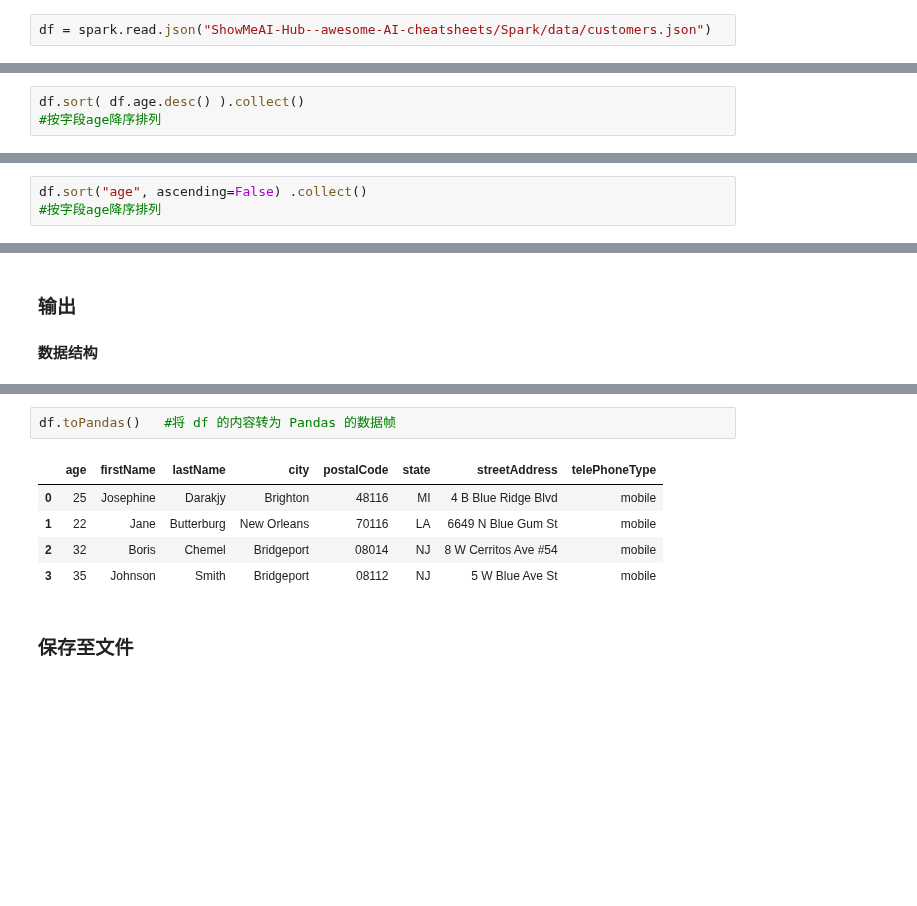
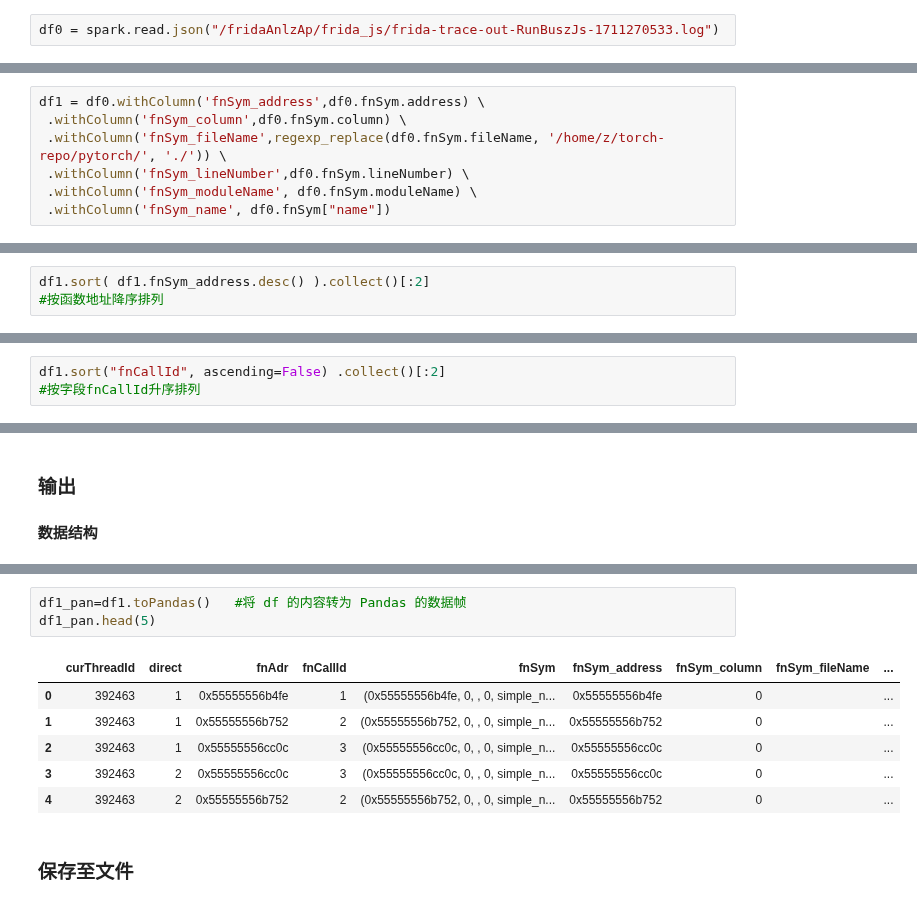
Before and after one commit to z-imagg/analyze_by_graph--bkOfGitee, a Jupyter notebook: demo.ipynb, the cells around one changed output, grey strips where cells are left out. Saved outputs shown, nothing was run; the diff lists cells and outputs as text; blank space fills up the shorter version.

Commit message:
以torch的frida输出日志重写spark sql 例子， frida-trace-out-RunBuszJs-1711270533.log

```diff
--- a/demo.ipynb
+++ b/demo.ipynb
@@ -104,2 +88,2 @@ cat ShowMeAI-Hub--awesome-AI-cheatsheets/Spark/data/customers.json
 # %%
-df = spark.read.json("ShowMeAI-Hub--awesome-AI-cheatsheets/Spark/data/customers.json")
+df0 = spark.read.json("/fridaAnlzAp/frida_js/frida-trace-out-RunBuszJs-1711270533.log")
@@ -203,0 +172,7 @@ df.explain() #返回逻辑与实体方案
+# %%
+df1 = df0.withColumn('fnSym_address',df0.fnSym.address) \
+ .withColumn('fnSym_column',df0.fnSym.column) \
+ .withColumn('fnSym_fileName',regexp_replace(df0.fnSym.fileName, '/home/z/torch-repo/pytorch/', './')) \
+ .withColumn('fnSym_lineNumber',df0.fnSym.lineNumber) \
+ .withColumn('fnSym_moduleName', df0.fnSym.moduleName) \
+ .withColumn('fnSym_name', df0.fnSym["name"])
@@ -491,4 +501,4 @@ df.columns
 # %%
-df.sort( df.age.desc() ).collect()
-#按字段age降序排列
+df1.sort( df1.fnSym_address.desc() ).collect()[:2]
+#按函数地址降序排列
 # %% [output]
@@ -499,4 +507,4 @@ df.sort( df.age.desc() ).collect()
 # %%
-df.sort("age", ascending=False) .collect()
-#按字段age降序排列
+df1.sort("fnCallId", ascending=False) .collect()[:2]
+#按字段fnCallId升序排列
 # %% [output]
@@ -616,11 +569,13 @@ Requirement already satisfied: numpy>=1.17.3 in /app/Miniconda3-py37_4.12.0/lib/
 Requirement already satisfied: six>=1.5 in /app/Miniconda3-py37_4.12.0/lib/python3.7/site-packages (from python-dateutil>=2.7.3->pandas) (1.16.0)
 # %%
-df.toPandas()   #将 df 的内容转为 Pandas 的数据帧
+df1_pan=df1.toPandas()   #将 df 的内容转为 Pandas 的数据帧
+df1_pan.head(5)
 # %% [output]
-|  | age | firstName | lastName | city | postalCode | state | streetAddress | telePhoneType |
-| 0 | 25 | Josephine | Darakjy | Brighton | 48116 | MI | 4 B Blue Ridge Blvd | mobile |
-| 1 | 22 | Jane | Butterburg | New Orleans | 70116 | LA | 6649 N Blue Gum St | mobile |
-| 2 | 32 | Boris | Chemel | Bridgeport | 08014 | NJ | 8 W Cerritos Ave #54 | mobile |
-| 3 | 35 | Johnson | Smith | Bridgeport | 08112 | NJ | 5 W Blue Ave St | mobile |
+|  | curThreadId | direct | fnAdr | fnCallId | fnSym | fnSym_address | fnSym_column | fnSym_fileName | ... |
+| 0 | 392463 | 1 | 0x55555556b4fe | 1 | (0x55555556b4fe, 0, , 0, simple_n... | 0x55555556b4fe | 0 |  | ... |
+| 1 | 392463 | 1 | 0x55555556b752 | 2 | (0x55555556b752, 0, , 0, simple_n... | 0x55555556b752 | 0 |  | ... |
+| 2 | 392463 | 1 | 0x55555556cc0c | 3 | (0x55555556cc0c, 0, , 0, simple_n... | 0x55555556cc0c | 0 |  | ... |
+| 3 | 392463 | 2 | 0x55555556cc0c | 3 | (0x55555556cc0c, 0, , 0, simple_n... | 0x55555556cc0c | 0 |  | ... |
+| 4 | 392463 | 2 | 0x55555556b752 | 2 | (0x55555556b752, 0, , 0, simple_n... | 0x55555556b752 | 0 |  | ... |
 # %% [markdown]
 ### 保存至文件
```
Also changed, not shown: parts of 78 cells of this notebook, 1 other file.
